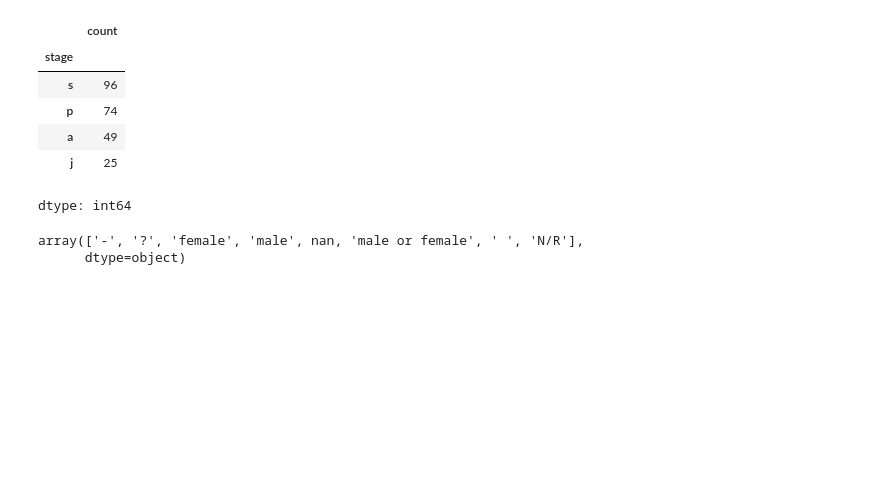
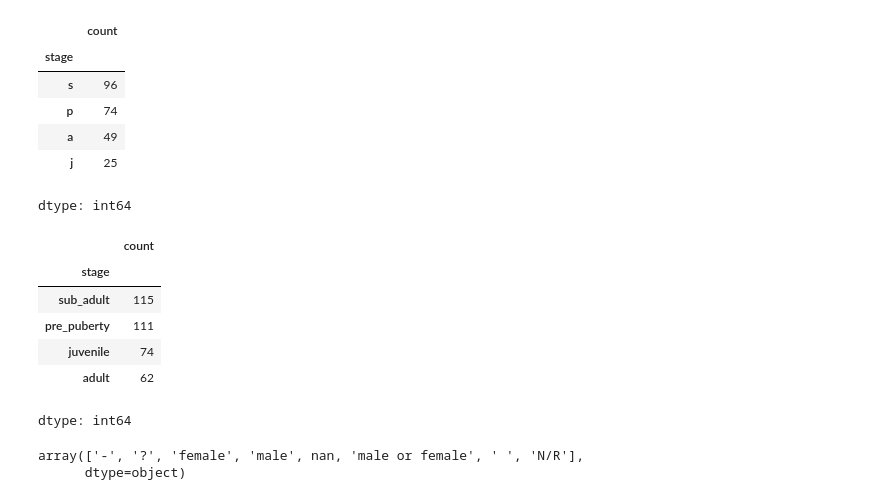
Before and after one commit to Py-ualg/2025-tidy-python, a Jupyter notebook: tutorials/nb1_raw_data.ipynb, the cells around one changed output. Cells and saved outputs as stored; diff of their text form; code cells hidden in the pictures; blank space fills up the shorter version.

```diff
--- a/tutorials/nb1_raw_data.ipynb
+++ b/tutorials/nb1_raw_data.ipynb
@@ -120,6 +120,16 @@ df1_ra['stage'].value_counts()
 | a | 49 |
 | j | 25 |
 dtype: int64
+# %%
+df1_rf['stage'].value_counts()
+# %% [output]
+|  | count |
+| stage |  |
+| sub_adult | 115 |
+| pre_puberty | 111 |
+| juvenile | 74 |
+| adult | 62 |
+dtype: int64
 # %%
 # Unique values in column
 # unique(df1_ra$sex)
```
